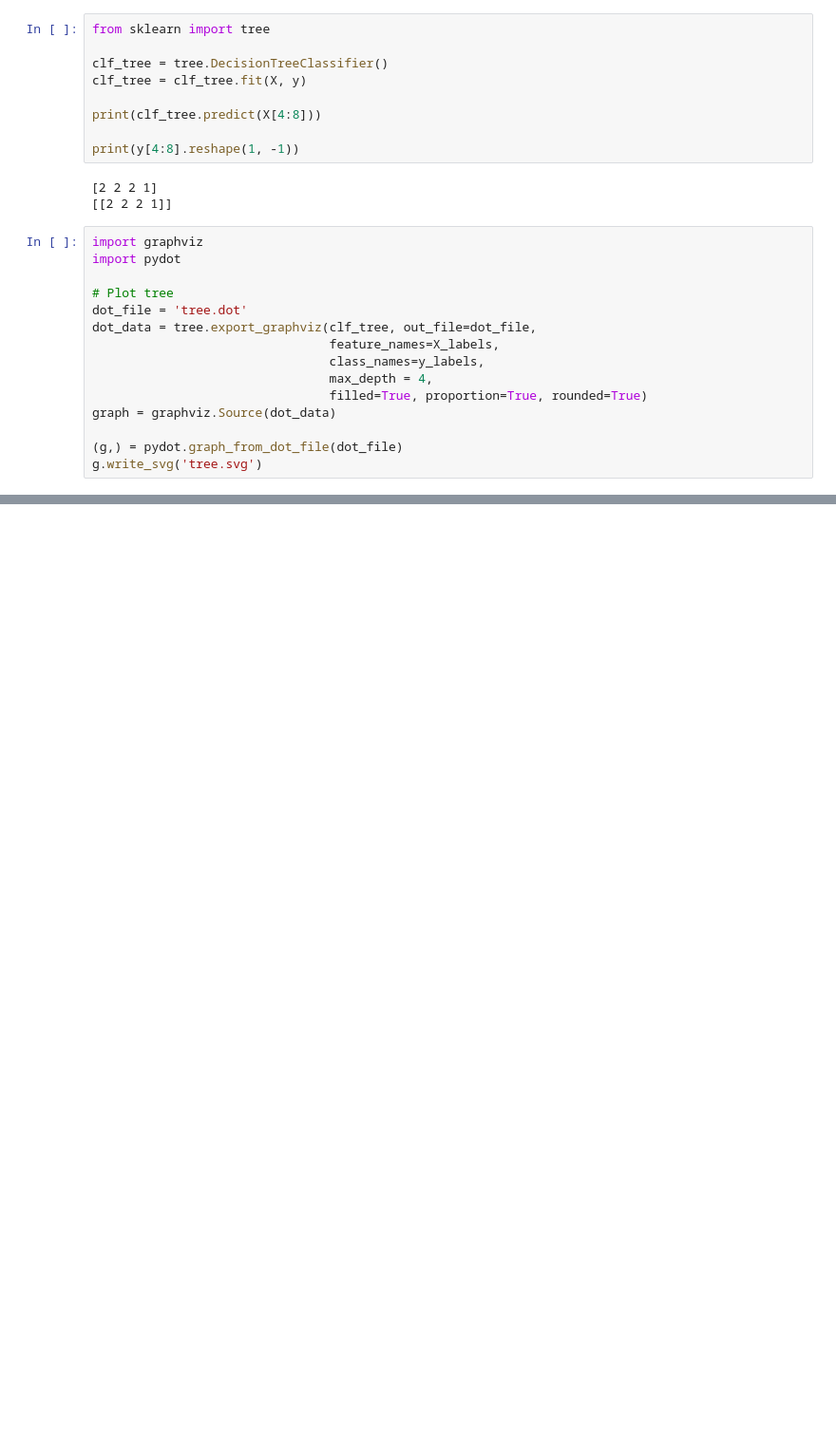
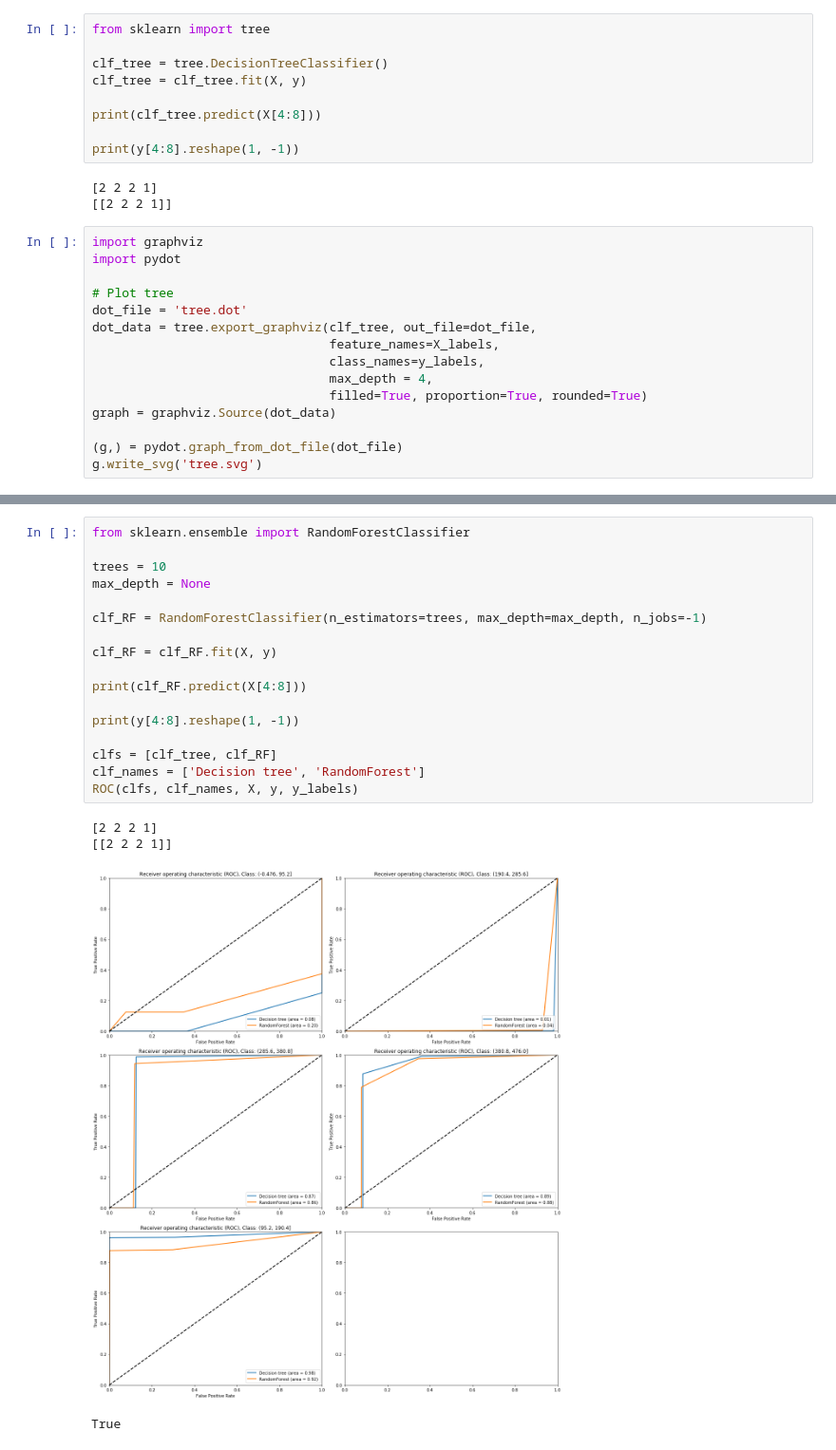
Before and after one commit to ingJSNA/dataMining2018, a Jupyter notebook: ICFES/5 Classification.ipynb, the cells around one changed output, grey strips where cells are left out. Shown at 95% size. Drawn from its saved outputs; the diff is of its cells as text; blank space fills up the shorter version.

```diff
--- a/ICFES/5 Classification.ipynb
+++ b/ICFES/5 Classification.ipynb
@@ -156,0 +185,22 @@ plt.show()
+# %%
+from sklearn.ensemble import RandomForestClassifier
+
+trees = 10
+max_depth = None
+
+clf_RF = RandomForestClassifier(n_estimators=trees, max_depth=max_depth, n_jobs=-1)
+
+clf_RF = clf_RF.fit(X, y)
+
+print(clf_RF.predict(X[4:8]))
+
+print(y[4:8].reshape(1, -1))
+
+clfs = [clf_tree, clf_RF]
+clf_names = ['Decision tree', 'RandomForest']
+ROC(clfs, clf_names, X, y, y_labels)
+# %% [output]
+[2 2 2 1]
+[[2 2 2 1]]
+[figure, added]
+True
```
Also changed, not shown: parts of 2 cells of this notebook.
